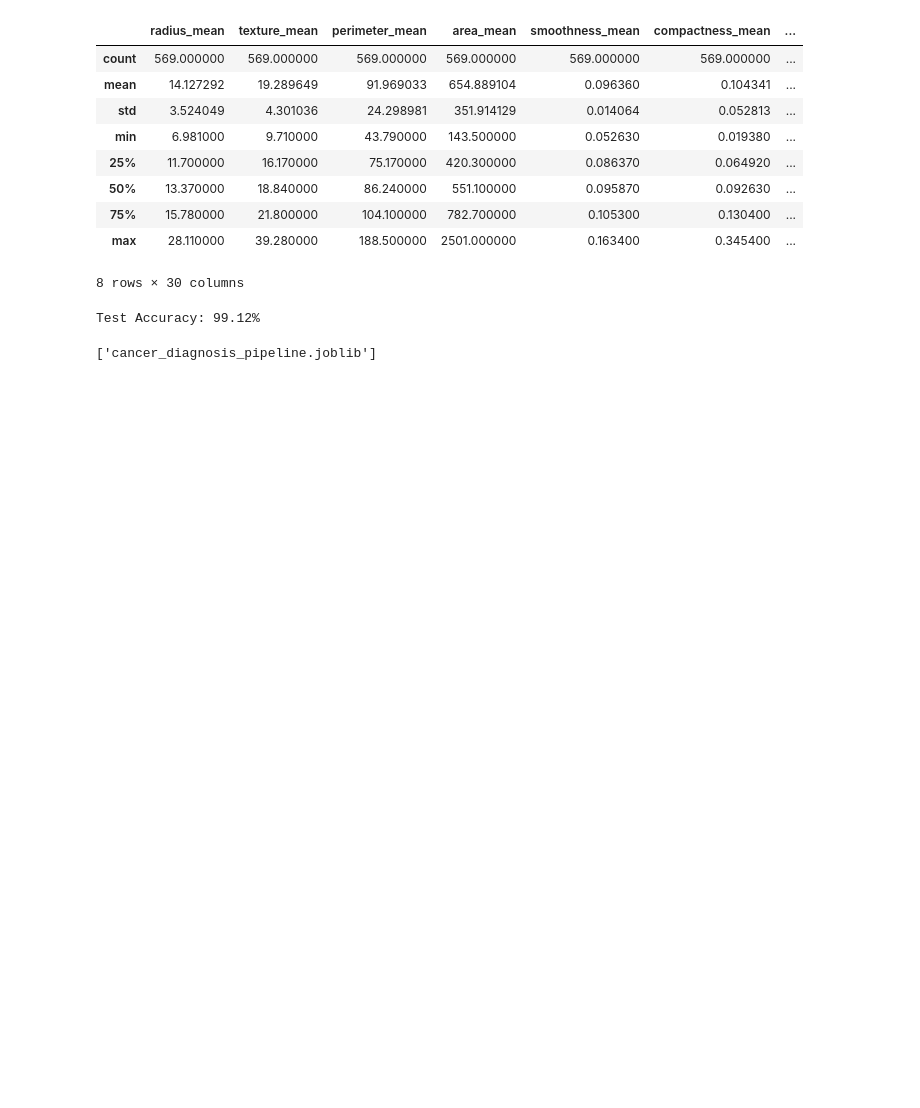
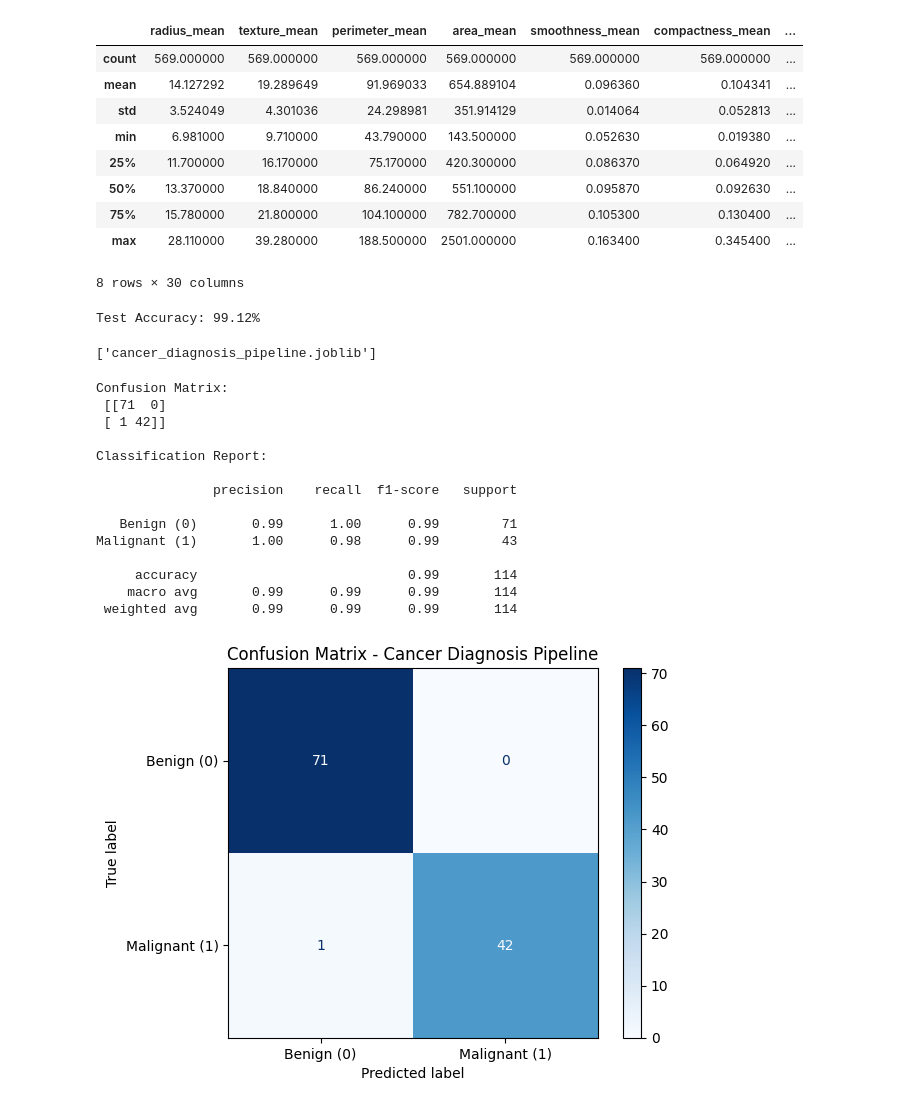
Before and after one commit to ameeqSami/ML, a Jupyter notebook: Breast Cancer/breast_cancer.ipynb, the cells around one changed output. Cells and saved outputs as stored; diff of their text form; code cells hidden in the pictures; blank space fills up the shorter version.

Commit message:
cancer model increased accuracy

```diff
--- a/Breast Cancer/breast_cancer.ipynb
+++ b/Breast Cancer/breast_cancer.ipynb
@@ -32,9 +30,3 @@ plt.show()
-# %%
-df = pd.read_csv('data.csv')
-# profile = ProfileReport(df, title="Pandas Profiling Report for data.csv", explorative=True)
-
-#output_path = 'data_profile_report.html'
-# profile.to_file(output_path)
 # %%
 df.sample(15)
 # %% [output]
@@ -122,3 +116,50 @@ import joblib
 joblib.dump(pipe, 'cancer_diagnosis_pipeline.joblib')
 # %% [output]
 ['cancer_diagnosis_pipeline.joblib']
+# %%
+import matplotlib.pyplot as plt
+from sklearn.metrics import (
+    ConfusionMatrixDisplay,
+    classification_report,
+    confusion_matrix,
+)
+
+# 1. Generate predictions on test data
+ypred = pipe.predict(xtest)
+
+# 2. Compute raw confusion matrix
+cm = confusion_matrix(ytest, ypred)
+print("Confusion Matrix:\n", cm)
+
+# 3. Print detailed classification metrics (Precision, Recall, F1-score)
+print("\nClassification Report:\n")
+print(
+    classification_report(
+        ytest, ypred, target_names=["Benign (0)", "Malignant (1)"]
+    )
+)
+
+# 4. Plot visual confusion matrix
+disp = ConfusionMatrixDisplay(
+    confusion_matrix=cm, display_labels=["Benign (0)", "Malignant (1)"]
+)
+disp.plot(cmap=plt.cm.Blues, values_format="d")
+plt.title("Confusion Matrix - Cancer Diagnosis Pipeline")
+plt.grid(False)
+plt.show()
+# %% [output]
+Confusion Matrix:
+ [[71  0]
+ [ 1 42]]
+
+Classification Report:
+
+               precision    recall  f1-score   support
+
+   Benign (0)       0.99      1.00      0.99        71
+Malignant (1)       1.00      0.98      0.99        43
+
+     accuracy                           0.99       114
+    macro avg       0.99      0.99      0.99       114
+ weighted avg       0.99      0.99      0.99       114
+[figure, added]
```
Also changed, not shown: parts of 7 cells of this notebook, 1 other file.
